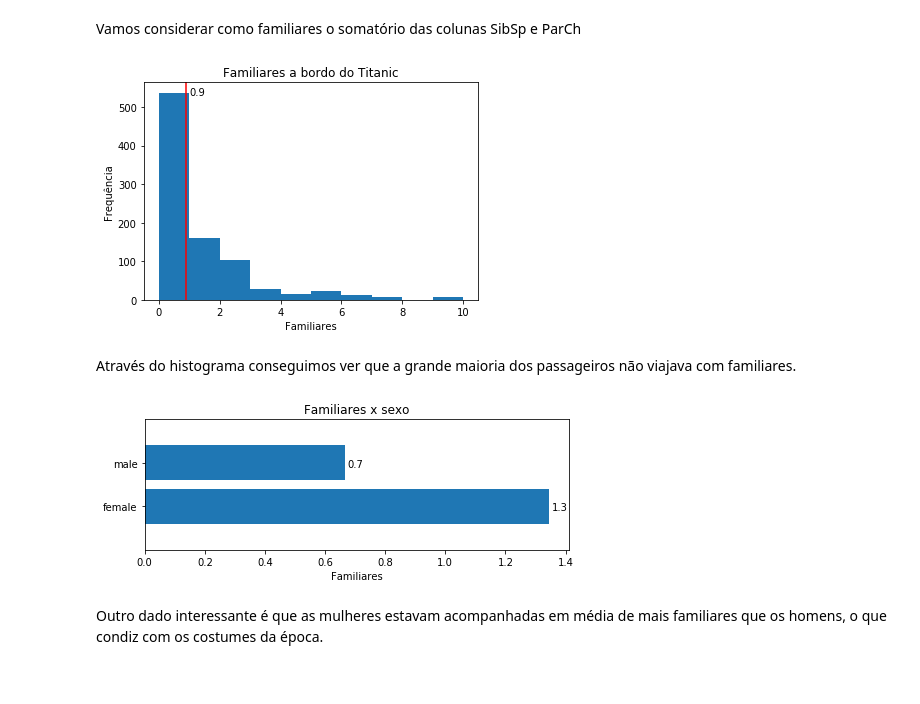
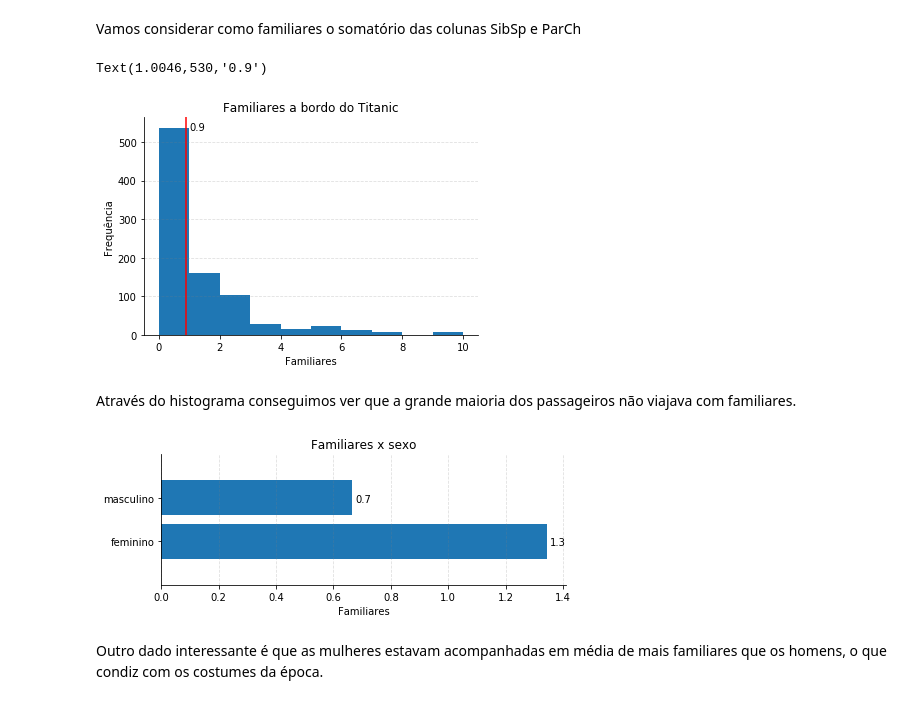
Before and after one commit to gianimpronta/udacity_fdnd_titanic, a Jupyter notebook: titanic.ipynb, the cells around one changed output. Cells and saved outputs as stored; diff of their text form; code cells hidden in the pictures.

```diff
--- a/titanic.ipynb
+++ b/titanic.ipynb
@@ -75,3 +66,6 @@ clean_df.loc[clean_df.embarked == 'Q','embarked'] = 'Queenstown'
+# %%
+clean_df.loc[clean_df.sex == 'male', 'sex'] = 'masculino'
+clean_df.loc[clean_df.sex == 'female', 'sex'] = 'feminino'
 # %%
 clean_df.info()
 # %% [output]
@@ -168,8 +147,8 @@ fig.tight_layout()
 # %% [markdown]
 A partir do gráfico conseguimos percerber que a grande maioria dos passageiros tem entre 13 e 45 anos.
 # %%
-x = (clean_df.query(f"age >={lim_inf} and age <= {lim_sup}").
-     shape[0]/clean_df.shape[0]) * 100
+x = (clean_df.query(f"age >={lim_inf} and age <= {lim_sup}").shape[0] /
+     clean_df.shape[0]) * 100
 print(f'{x:.1f}% dos passageiros possuía entre {lim_inf} e {lim_sup} anos')
 # %% [output]
 80.7% dos passageiros possuía entre 13 e 45 anos
@@ -229,35 +209,42 @@ fig, ax = plt.subplots()
 
 ax.hist(clean_df.familiares, 10)
 ax.axvline(x=fam_mean, c='red')
-ax.set(title='Familiares a bordo do Titanic',
-        xlabel='Familiares',
-        ylabel='Frequência')
-ax.annotate(f'{fam_mean:.1f}', xy = (fam_mean+0.1, 530));
+ax.set(
+    title='Familiares a bordo do Titanic',
+    xlabel='Familiares',
+    ylabel='Frequência')
+ax.spines['right'].set_visible(False)
+ax.spines['top'].set_visible(False)
+ax.yaxis.grid(True, linestyle='--', which='major', color='grey', alpha=.25)
+ax.annotate(f'{fam_mean:.1f}', xy=(fam_mean + 0.1, 530))
 # %% [output]
+Text(1.0046,530,'0.9')
-[figure, old version]
+[figure, new version]
 # %% [markdown]
 Através do histograma conseguimos ver que a grande maioria dos passageiros não viajava com familiares.
 # %%
-data = clean_df.loc[:,np.s_['familiares', 'sex']].groupby('sex').mean()
+data = clean_df.loc[:, np.s_['familiares', 'sex']].groupby('sex').mean()
 fig = plt.figure()
-ax = plt.subplot2grid((2, 2), (0,0), colspan=2)
+ax = plt.subplot2grid((2, 2), (0, 0), colspan=2)
 widths = data.get_values().ravel()
-labels = pd.Series(data.index.get_values())
-y= [1,2]
+labels = pd.Series(['feminino', 'masculino'])
+y = [1, 2]
 
 ax.barh(width=widths, y=y, height=0.8)
 ax.set_yticks([1, 2])
-ax.set_yticklabels(labels);
-ax.set_ylim((0,3))
+ax.set_yticklabels(labels)
+ax.set_ylim((0, 3))
 ax.set(title='Familiares x sexo', xlabel='Familiares')
 for i, width in enumerate(widths):
-    ax.annotate(f'{width:.1f}', xy=(width+ 0.01, i+0.9), ha= 'left')
-
+    ax.annotate(f'{width:.1f}', xy=(width + 0.01, i + 0.9), ha='left')
+ax.spines['right'].set_visible(False)
+ax.spines['top'].set_visible(False)
+ax.xaxis.grid(True, linestyle='--', which='major', color='grey', alpha=.25)
 fig.tight_layout()
-fig.set_figwidth(7);
+fig.set_figwidth(7)
 fig.set_figheight(5)
 # %% [output]
-[figure, old version]
+[figure, new version]
 # %% [markdown]
 Outro dado interessante é que as mulheres estavam acompanhadas em média de mais familiares que os homens, o que condiz com os costumes da época.
 # %% [markdown]
```
Also changed, not shown: parts of 29 cells of this notebook.
